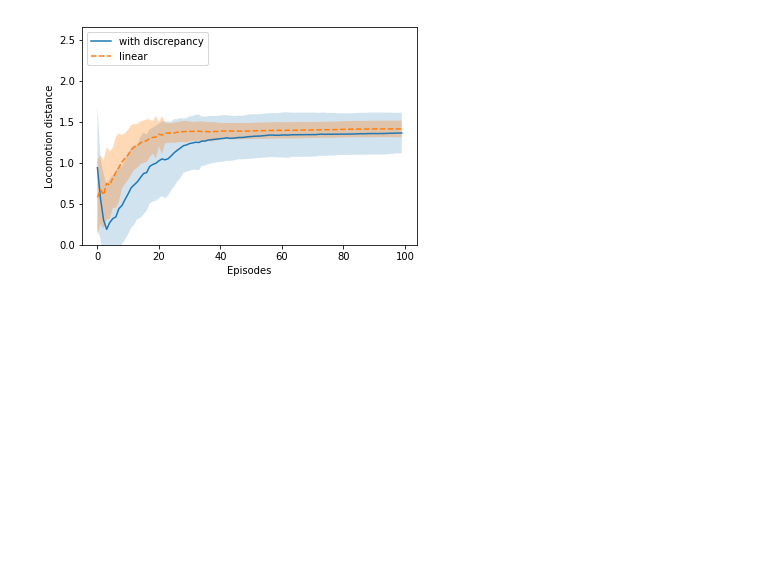
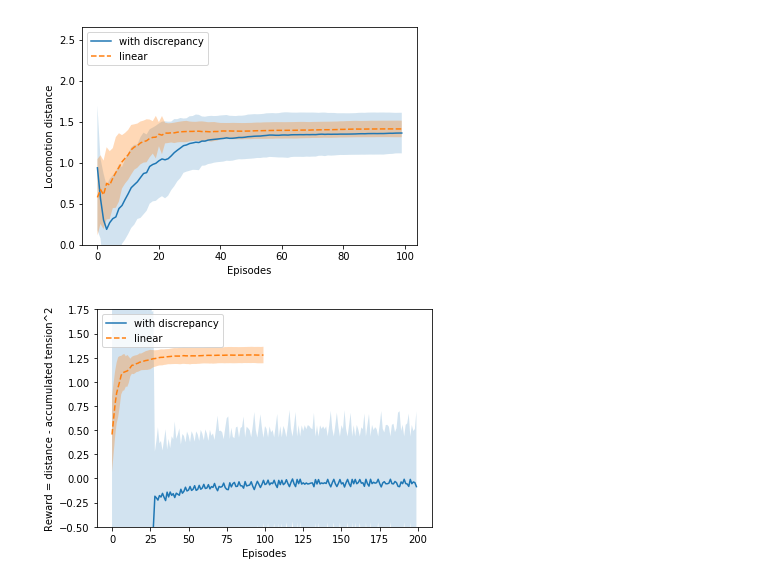
Before and after one commit to KawaharaLab/CaterpillarIROS2018, a Jupyter notebook: discrepancy/Learning Curve.ipynb, the cells around one changed output. Saved outputs shown, nothing was run; the diff lists cells and outputs as text; code cells hidden in the pictures; blank space fills up the shorter version.

Commit message:
Add learning curve graph for separately learning discrepancy coefficient

```diff
--- a/discrepancy/Learning Curve.ipynb
+++ b/discrepancy/Learning Curve.ipynb
@@ -142,3 +142,24 @@ plt.ylabel("Locomotion distance")
 plt.savefig("graphs/LearningCurve_Distance_LargerTensionPenalty.png")
 # %% [output]
 [figure]
+# %%
+y, err = train_mean_std("results/discrepancy_tension_penalty_separate_coeffs/run0")
+x = np.arange(len(y))
+plt.plot(x, y, label='with discrepancy')
+plt.fill_between(x, y - err, y + err, alpha=0.2)
+
+y, err = train_mean_std("results/linear_tension_penalty/run0")
+x = np.arange(len(y))
+plt.plot(x, y, linestyle='--', label='linear')
+plt.fill_between(x, y - err, y + err, alpha=0.3)
+
+plt.ylim([-0.5, 1.75])
+
+plt.legend(loc='upper left')
+
+plt.xlabel("Episodes")
+plt.ylabel("Reward = distance - accumulated tension^2")
+
+plt.savefig("graphs/LearningCurve_LargerTensionPenalty_SeparateDiscrepancyCoef.png")
+# %% [output]
+[figure, added]
```
Also changed, not shown: parts of 1 cell of this notebook, 3 other files.
